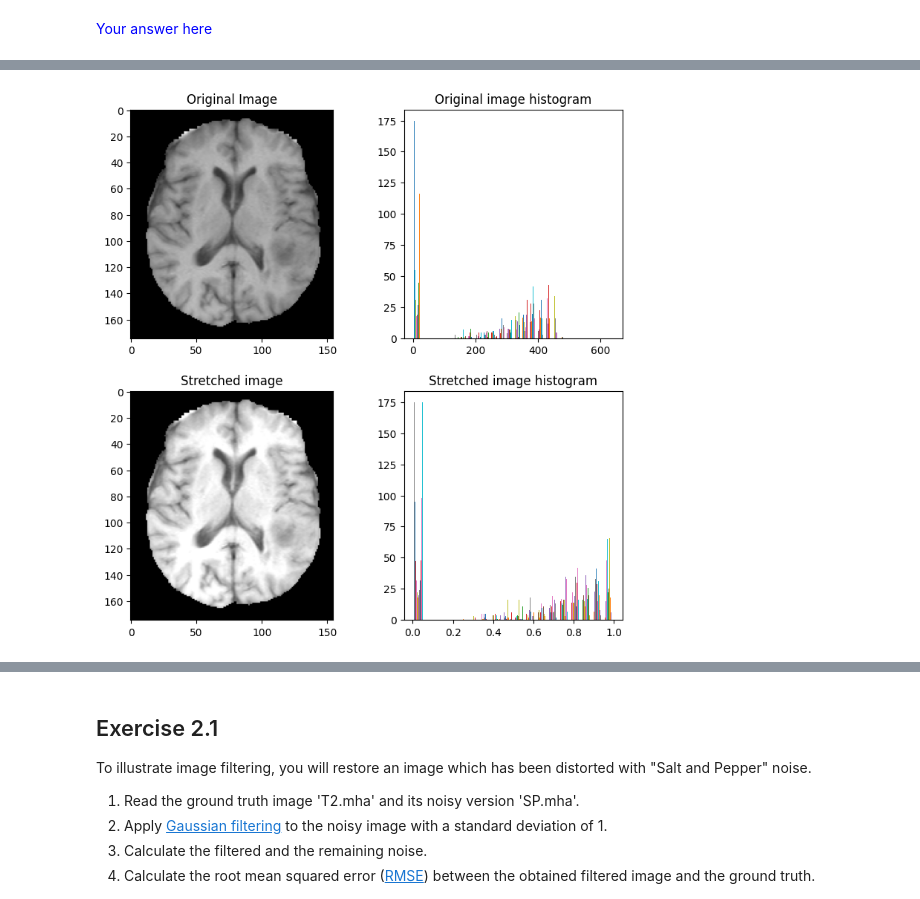
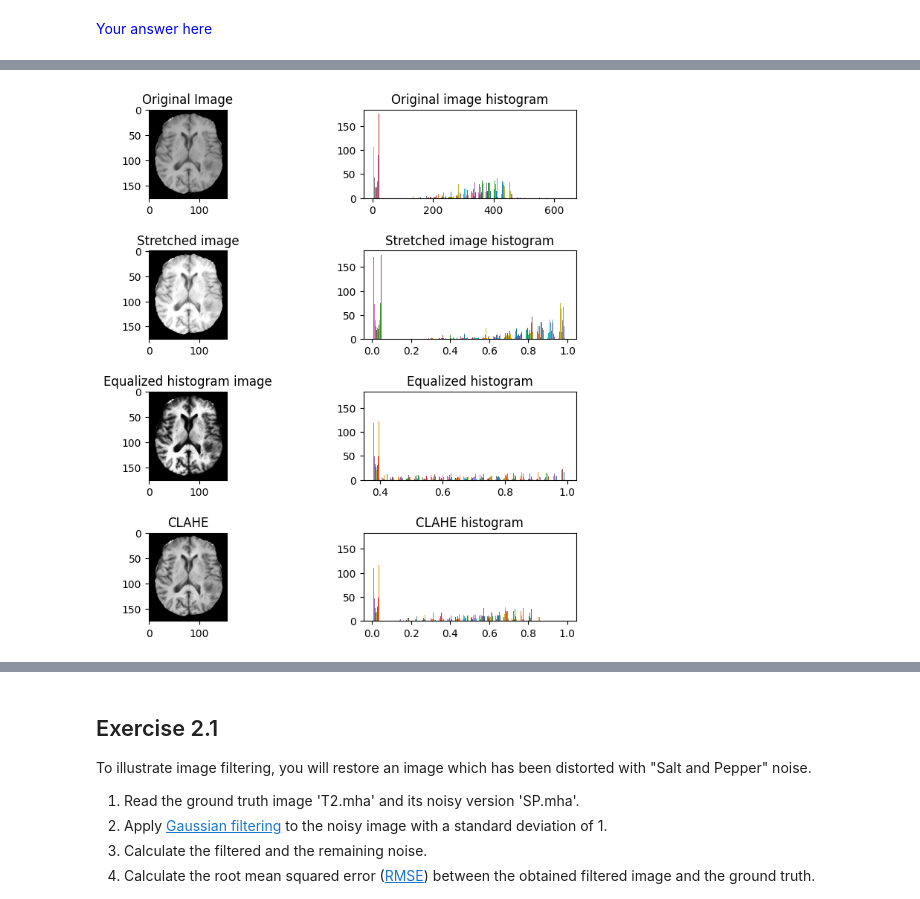
Before and after one commit to cesarz10/Medical-Imaging-UGent, a Jupyter notebook: Practicum-3/ImageProcessingPart1.ipynb, the cells around one changed output, grey strips where cells are left out. Drawn from its saved outputs; the diff is of its cells as text; code cells hidden in the pictures.

Commit message:
Finished code for 1.1 and 1.2. Now to image denoising.

```diff
--- a/Practicum-3/ImageProcessingPart1.ipynb
+++ b/Practicum-3/ImageProcessingPart1.ipynb
@@ -119,20 +119,21 @@ from skimage.exposure import equalize_adapthist as CLAHE
 
 img_path = "MRI_images/T1.mha"
 image = sitk.ReadImage(img_path)
-img_array = sitk.GetArrayFromImage(image)
-print(f"\nImage shape: {img_array.shape}")
+image = sitk.GetArrayFromImage(image)
+shape = image.shape
+print(f"\nImage shape: {shape}")
 
 
 # linear histogram stretching function
-def hist_linear_stretching(image):
+def hist_linear_stretching(image_arr):
 
-    P5 = np.percentile(image, 5)
-    P95 = np.percentile(image, 95)
-    P100 = np.percentile(image, 100)
+    P5 = np.percentile(image_arr, 5)
+    P95 = np.percentile(image_arr, 95)
+    P100 = np.percentile(image_arr, 100)
     print(f"\nP5: {P5}\nP95: {P95}\nP100: {P100}\n")
 
-    clipped_img = np.clip(image, P5, P95)
-    shape = clipped_img.shape
+    clipped_img = np.clip(image_arr, P5, P95)
+
     stretched = np.zeros([shape[0], shape[1]]) # zeros array with the same shape as the image
 
     # stretching algorithm
@@ -143,17 +144,34 @@ def hist_linear_stretching(image):
 
     return stretched
 
-linear_stretched = hist_linear_stretching(img_array)
+linear_stretched = hist_linear_stretching(image)
 
 
+def hist_equalization(image_arr):
+
+    img_flattened = image_arr.flat
+
+    yhist, binedges = np.histogram(img_flattened, bins=64)
+    centered_bins = (binedges[1:] + binedges[:-1])/2 # calculating center of the bin edges
+    cumulative_hist = np.cumsum(yhist)
+    cumulative_hist = cumulative_hist / max(cumulative_hist) # rescaling cumsum between 0 and 1
+
+    equalized = np.interp(img_flattened, centered_bins, cumulative_hist)
+    equalized = equalized.reshape(shape)
+
+    return equalized
+
+equalized_hist = hist_equalization(image)
+clahe = CLAHE(image)
+
 # plotting images with corresponding histograms
-figs, axs = plt.subplots(2, 2, figsize=(8, 8))
+figs, axs = plt.subplots(4, 2, figsize=(8, 8))
 figs.tight_layout(pad=3.0)
 
-axs[0][0].imshow(img_array, cmap='grey')
+axs[0][0].imshow(image, cmap='grey')
 axs[0][0].set_title("Original Image")
 
-axs[0][1].hist(img_array, bins='auto')
+axs[0][1].hist(image, bins='auto')
 axs[0][1].set_title("Original image histogram")
 
 axs[1][0].imshow(linear_stretched, cmap='grey')
@@ -162,6 +180,18 @@ axs[1][0].set_title("Stretched image")
 axs[1][1].hist(linear_stretched, bins='auto')
 axs[1][1].set_title("Stretched image histogram")
 
+axs[2][0].imshow(equalized_hist, cmap='grey')
+axs[2][0].set_title("Equalized histogram image")
+
+axs[2][1].hist(equalized_hist, bins='auto')
+axs[2][1].set_title("Equalized histogram")
+
+axs[3][0].imshow(clahe, cmap='grey')
+axs[3][0].set_title("CLAHE")
+
+axs[3][1].hist(clahe, bins='auto')
+axs[3][1].set_title("CLAHE histogram")
+
 plt.show()
 # %% [output]
 Image shape: (175, 155)
@@ -169,8 +198,8 @@ Image shape: (175, 155)
 
 P5: 0.0
 P95: 440.0
 P100: 642.0
-[figure, old version]
+[figure, new version]
 # %% [markdown]
 # 2. Image Denoising
 
```
